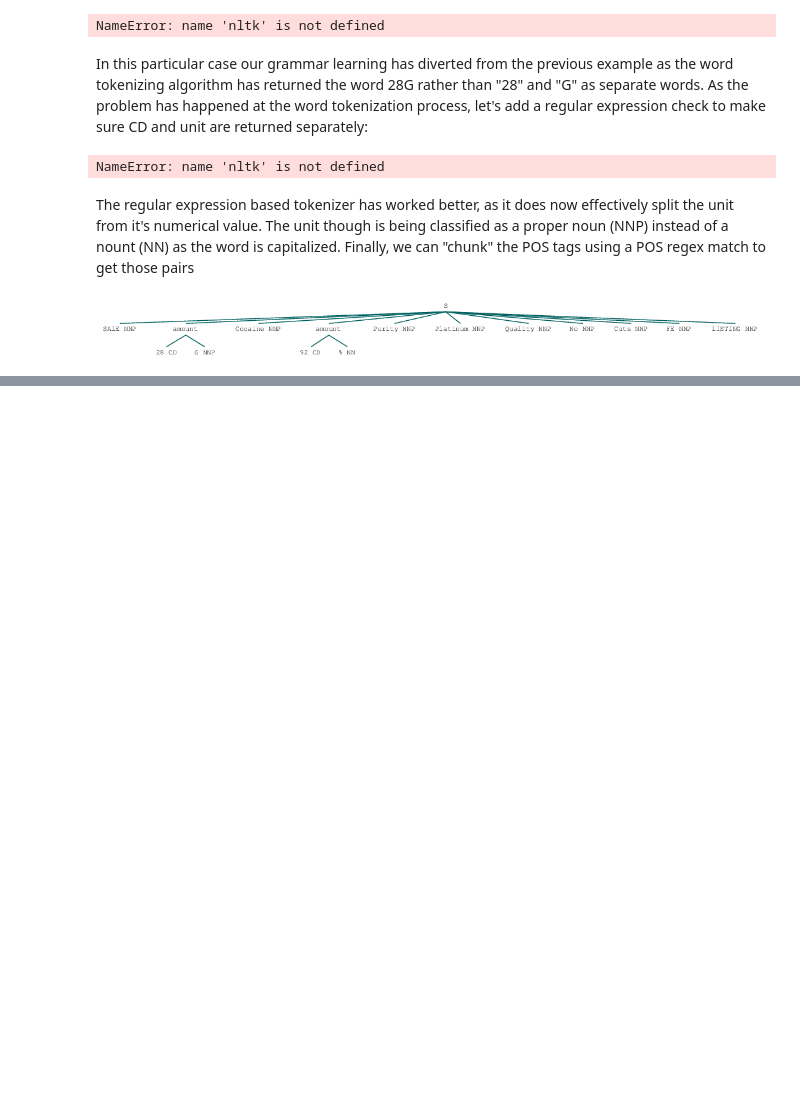
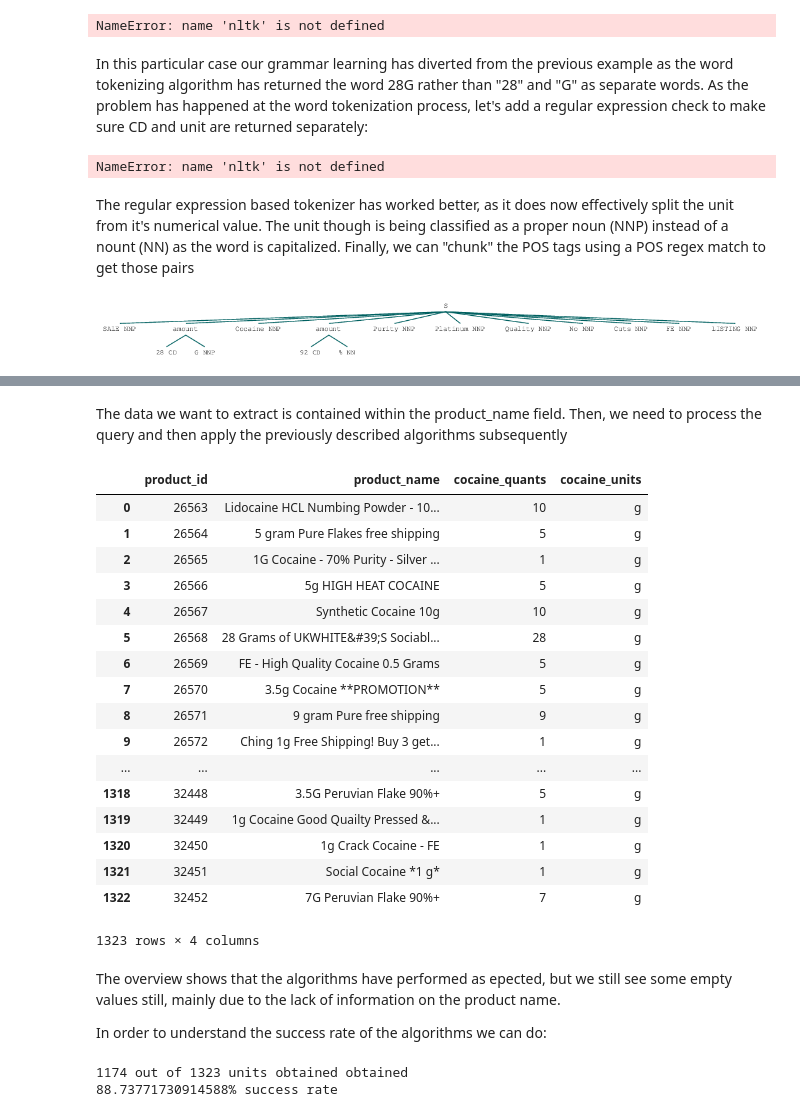
Before and after one commit to mauromsl/dark_web_datamining, a Jupyter notebook: python_src/python_analysis.ipynb, the cells around one changed output, grey strips where cells are left out. Cells and saved outputs as stored; diff of their text form; code cells hidden in the pictures; blank space fills up the shorter version.

Commit message:
applied NLP algorithms successfully

```diff
--- a/python_src/python_analysis.ipynb
+++ b/python_src/python_analysis.ipynb
@@ -374,18 +382,7 @@ chunked
 # %%
-import logic
-import db
-tokenizer_regex = r'(?u)\d+(?:\.\,\d+)?|\w+|%'
-chunk_exp = r'''amount: {<CD><NN|NNP|NNS|NNPS|JJ>}'''
-chunk_parser = nltk.RegexpParser(chunk_exp)
-cocaine_listings = db.get_drug_products('Cocaine')
-cocaine_listings_names = cocaine_listings['product_name']
-cocaine_words = cocaine_listings_names.apply( nltk.regexp_tokenize, args=(tokenizer_regex,))
-cocaine_tagged = cocaine_words.apply(nltk.pos_tag)
-cocaine_chunked = cocaine_tagged.apply(chunk_parser.parse)
-
 def amount_series_generator(chunk, unit):
     """
-    function that tields measurement units from a given chunk
+    function that yields measurment units from a given chunk
     """
     valid_units = logic.VALID_UNITS.get(unit)
     for subtree in chunk.subtrees(filter=lambda t: t.label() == 'amount'):
@@ -396,7 +393,7 @@ def amount_series_generator(chunk, unit):
 
 def unit_series_generator(chunk, unit):
     """
-    function that tields measurement units from a given chunk
+    function that yields measurement units from a given chunk
     """
     valid_units = logic.VALID_UNITS.get(unit)
     for subtree in chunk.subtrees(filter=lambda t: t.label() == 'amount'):
@@ -404,15 +401,3 @@ def unit_series_generator(chunk, unit):
         if leaves[1][0].lower() in valid_units:
             return unit
     return None
-
-
-
-
-cocaine_quants = cocaine_chunked.apply(amount_series_generator, args='g')
-
-cocaine_units = cocaine_chunked.apply(unit_series_generator, args='g')
-print (cocaine_quants)
-
-print (cocaine_units.isnull().sum())
-
-#for i in cocaine_chunked[0].subtrees(filter=lambda t: t.label() == 'amount'):
@@ -436,0 +404,48 @@ Name: product_name, dtype: float64
+# %% [markdown]
+<p> The data we want to extract is contained within the product_name field. Then, we need to process the query and then apply the previously described algorithms subsequently </p>
+# %%
+
+tokenizer_regex = r'(?u)\d+(?:\.\,\d+)?|\w+|%'
+chunk_exp = r'''amount: {<CD><NN|NNP|NNS|NNPS|JJ>}'''
+chunk_parser = nltk.RegexpParser(chunk_exp)
+cocaine_listings = db.get_drug_products('Cocaine')
+cocaine_listings_names = cocaine_listings['product_name']
+cocaine_words = cocaine_listings_names.apply(nltk.regexp_tokenize, args=(tokenizer_regex,))
+cocaine_tagged = cocaine_words.apply(nltk.pos_tag)
+cocaine_chunked = cocaine_tagged.apply(chunk_parser.parse)
+
+cocaine_quants = cocaine_chunked.apply(amount_series_generator, args='g')
+cocaine_units = cocaine_chunked.apply(unit_series_generator, args='g')
+cocaine_listings['cocaine_quants'] = cocaine_quants
+cocaine_listings['cocaine_units'] = cocaine_units
+cocaine_listings[['product_id', 'product_name', 'cocaine_quants', 'cocaine_units']]
+# %% [output]
+|  | product_id | product_name | cocaine_quants | cocaine_units |
+| 0 | 26563 | Lidocaine HCL Numbing Powder - 10... | 10 | g |
+| 1 | 26564 | 5 gram Pure Flakes free shipping | 5 | g |
+| 2 | 26565 | 1G Cocaine - 70% Purity - Silver ... | 1 | g |
+| 3 | 26566 | 5g HIGH HEAT COCAINE | 5 | g |
+| 4 | 26567 | Synthetic Cocaine 10g | 10 | g |
+| 5 | 26568 | 28 Grams of UKWHITE&#39;S Sociabl... | 28 | g |
+| 6 | 26569 | FE - High Quality Cocaine 0.5 Grams | 5 | g |
+| 7 | 26570 | 3.5g Cocaine **PROMOTION** | 5 | g |
+| 8 | 26571 | 9 gram Pure free shipping | 9 | g |
+| 9 | 26572 | Ching 1g Free Shipping! Buy 3 get... | 1 | g |
+| ... | ... | ... | ... | ... |
+| 1318 | 32448 | 3.5G Peruvian Flake 90%+ | 5 | g |
+| 1319 | 32449 | 1g Cocaine Good Quailty Pressed &... | 1 | g |
+| 1320 | 32450 | 1g Crack Cocaine - FE | 1 | g |
+| 1321 | 32451 | Social Cocaine *1 g* | 1 | g |
+| 1322 | 32452 | 7G Peruvian Flake 90%+ | 7 | g |
+1323 rows × 4 columns
+# %% [markdown]
+The overview shows that the algorithms have performed as epected, but we still see some empty values still, mainly due to the lack of information on the product name.
+
+In order to understand the success rate of the algorithms we can do:
+# %%
+failed = cocaine_units.isnull().sum()
+print ('{} out of {} units obtained obtained'.format(len(cocaine_units) - failed, len(cocaine_units)))
+print ('{}% success rate'.format(100-(failed/len(cocaine_units)*100)))
+# %% [output]
+1174 out of 1323 units obtained obtained
+88.73771730914588% success rate
```
Also changed, not shown: parts of 3 cells of this notebook.
